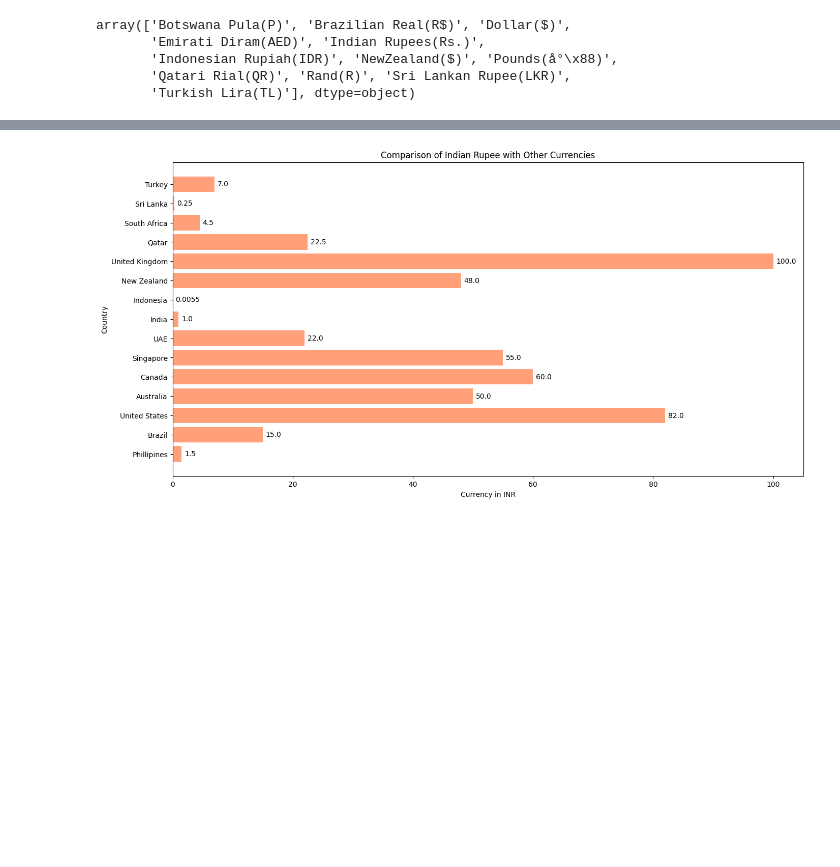
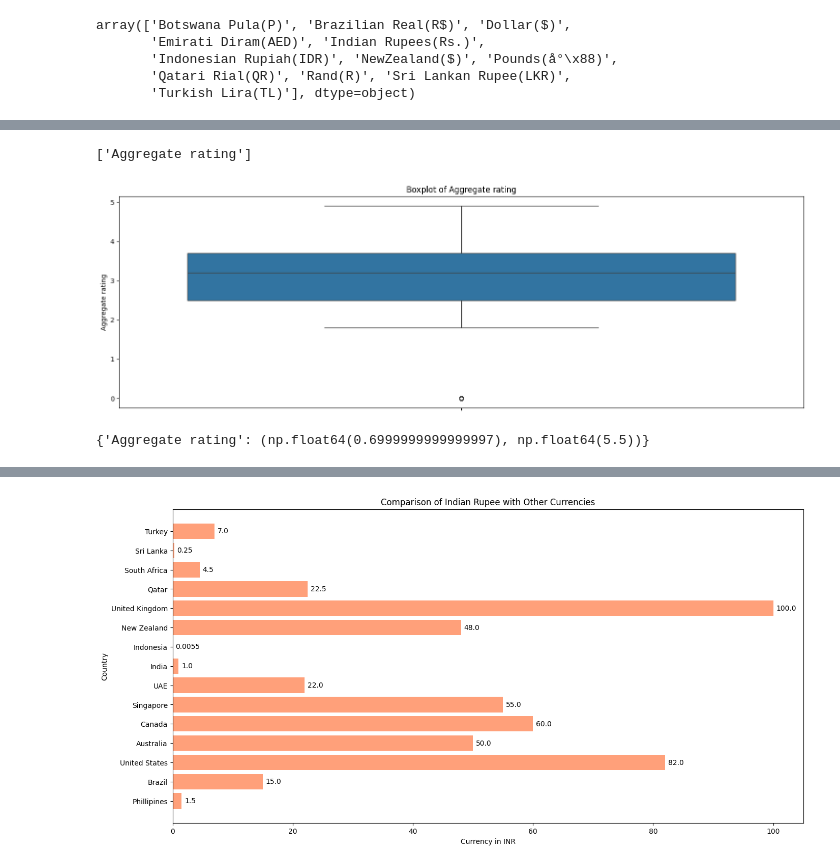
Before and after one commit to DIVYA-SANDEEP/ZomatoAnalysis, a Jupyter notebook: Zomato.ipynb, the cells around one changed output, grey strips where cells are left out. Drawn from its saved outputs; the diff is of its cells as text; code cells hidden in the pictures; blank space fills up the shorter version.

```diff
--- a/Zomato.ipynb
+++ b/Zomato.ipynb
@@ -125,30 +139,6 @@ array(['Botswana Pula(P)', 'Brazilian Real(R$)', 'Dollar($)',
        'Indonesian Rupiah(IDR)', 'NewZealand($)', 'Pounds(å°\x88)',
        'Qatari Rial(QR)', 'Rand(R)', 'Sri Lankan Rupee(LKR)',
        'Turkish Lira(TL)'], dtype=object)
-# %%
-# Conversion currency to INR
-exchange_rates = {
-    'Phillipines': 1.5,      # PHP to INR
-    'Brazil': 15.0,          # BRL to INR
-    'United States': 82.0,   # USD to INR
-    'Australia': 50.0,       # AUD to INR
-    'Canada': 60.0,          # CAD to INR
-    'Singapore': 55.0,       # SGD to INR
-    'UAE': 22.0,             # AED to INR
-    'India': 1.0,            # INR (No conversion needed)
-    'Indonesia': 0.0055,     # IDR to INR
-    'New Zealand': 48.0,     # NZD to INR
-    'United Kingdom': 100.0, # GBP to INR
-    'Qatar': 22.5,           # QAR to INR
-    'South Africa': 4.5,     # ZAR to INR
-    'Sri Lanka': 0.25,       # LKR to INR
-    'Turkey': 7.0            # TRY to INR
-}
-
-# Adding a new column for price in INR
-zomato_df['Price_INR'] = zomato_df.apply(
-    lambda x: x['Average Cost for two'] * exchange_rates.get(x['Country'], 1), axis=1
-)
 # %%
 zomato_df.head(3)
 # %% [output]
@@ -161,0 +159,43 @@ zomato_df_cleaned = zomato_df[zomato_df['Restaurant Name'].str.strip() != '']
+# %%
+#checking outliers
+float_data_cols = [var for var in zomato_df_cleaned.columns if zomato_df_cleaned[var].dtype == 'float64']
+float_data_cols
+# %% [output]
+['Aggregate rating']
+# %%
+columns_of_interest = ['Aggregate rating']  # List of columns
+fig, axes = plt.subplots(nrows=1, ncols=len(columns_of_interest), figsize=(15, 5))
+
+# If there's only one column, axes will not be a list, so we need to handle it
+if len(columns_of_interest) == 1:
+    axes = [axes]  # Convert axes to a list for consistency
+
+for i, column in enumerate(columns_of_interest):
+    sns.boxplot(y=zomato_df_cleaned[column], ax=axes[i])
+    axes[i].set_title('Boxplot of {}'.format(column))
+
+plt.tight_layout()
+plt.show()
+# %% [output]
+[figure, added]
+# %%
+def find_outliers(df, columns):
+    outliers = {}
+    for column in columns:
+        Q1 = df[column].quantile(0.25)
+        Q3 = df[column].quantile(0.75)
+        IQR = Q3 - Q1
+        lower_bound = Q1 - 1.5 * IQR
+        upper_bound = Q3 + 1.5 * IQR
+
+        # Clip values within the bounds
+        df[column] = df[column].clip(lower=lower_bound, upper=upper_bound)
+
+        outliers[column] = (lower_bound, upper_bound)
+    return outliers
+
+# Example usage:
+outliers = find_outliers(zomato_df_cleaned, ['Aggregate rating'])
+print(outliers)
+# %% [output]
+{'Aggregate rating': (np.float64(0.6999999999999997), np.float64(5.5))}
```
Also changed, not shown: parts of 19 cells of this notebook, 4 other files.
